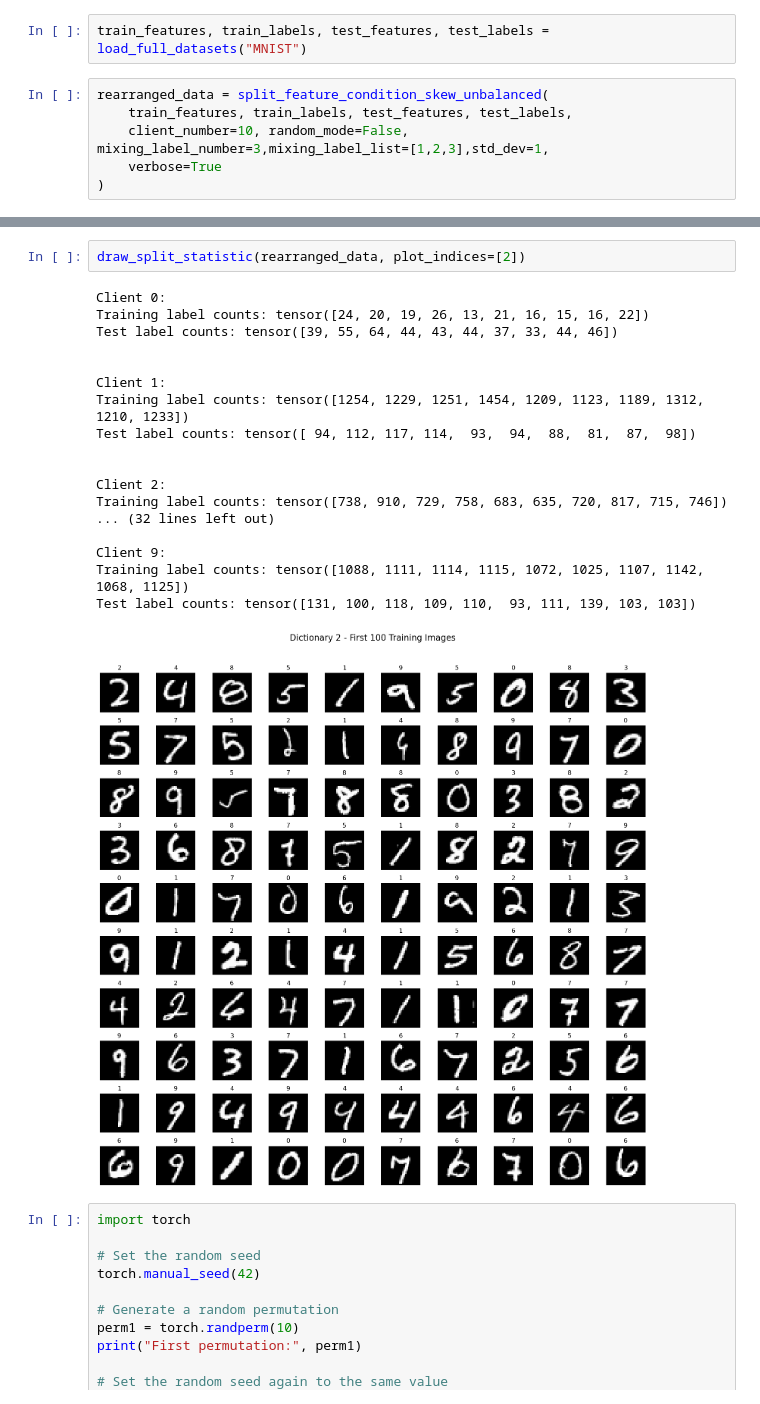
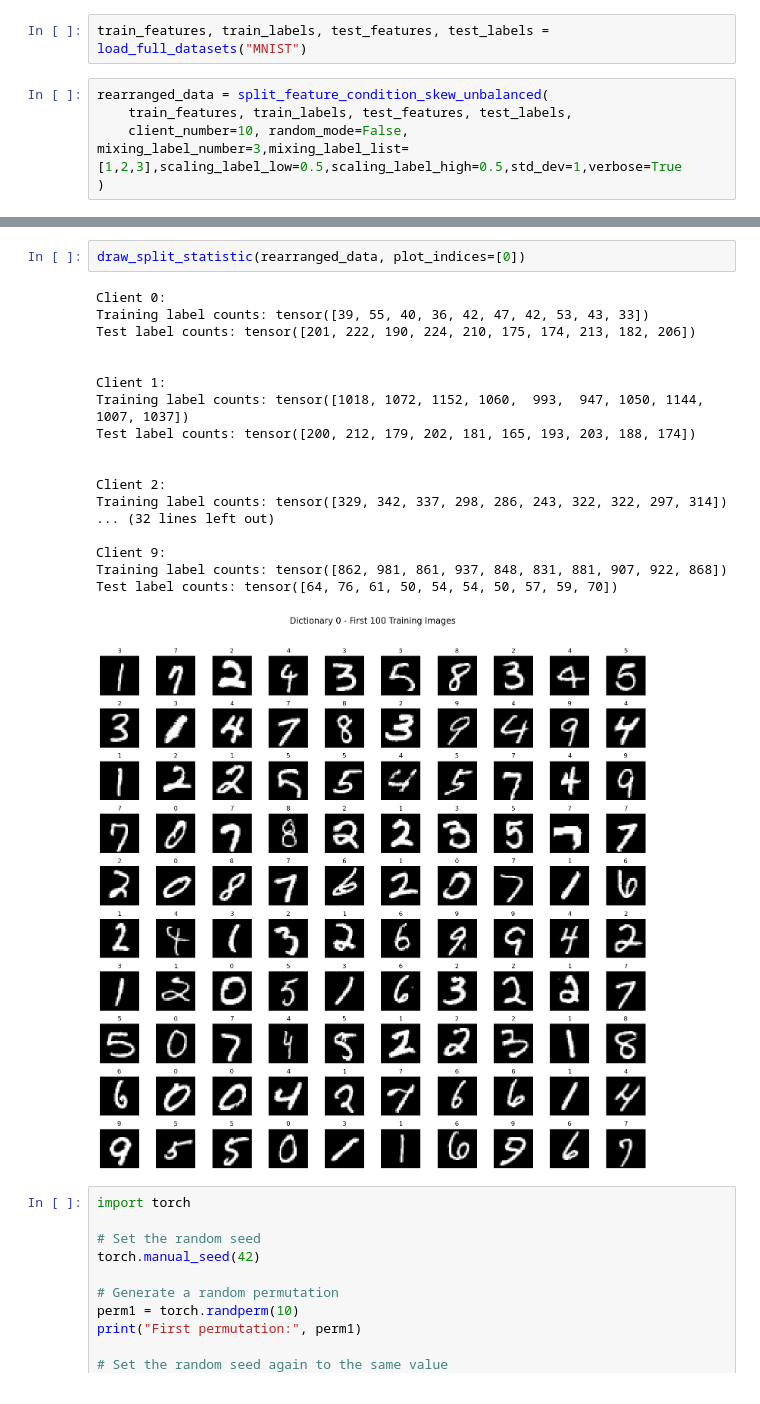
Before and after one commit to alfredoLimo/cfl_maggio, a Jupyter notebook: test0530.ipynb, the cells around one changed output, grey strips where cells are left out. Cells and saved outputs as stored; diff of their text form.

```diff
--- a/test0530.ipynb
+++ b/test0530.ipynb
@@ -1164,7 +1195,6 @@ train_features, train_labels, test_features, test_labels = load_full_datasets("M
 # %%
 rearranged_data = split_feature_condition_skew_unbalanced(
     train_features, train_labels, test_features, test_labels,
-    client_number=10, random_mode=False, mixing_label_number=3,mixing_label_list=[1,2,3],std_dev=1,
-    verbose=True
+    client_number=10, random_mode=False, mixing_label_number=3,mixing_label_list=[1,2,3],scaling_label_low=0.5,scaling_label_high=0.5,std_dev=1,verbose=True
 )
 # %% [output]
@@ -1181,24 +1211,24 @@ Client 10 - Label Mapping: {1: 2, 2: 3, 3: 1}
 # %%
-draw_split_statistic(rearranged_data, plot_indices=[2])
+draw_split_statistic(rearranged_data, plot_indices=[0])
 # %% [output]
 Client 0:
-Training label counts: tensor([24, 20, 19, 26, 13, 21, 16, 15, 16, 22])
-Test label counts: tensor([39, 55, 64, 44, 43, 44, 37, 33, 44, 46])
+Training label counts: tensor([39, 55, 40, 36, 42, 47, 42, 53, 43, 33])
+Test label counts: tensor([201, 222, 190, 224, 210, 175, 174, 213, 182, 206])
 
 
 Client 1:
-Training label counts: tensor([1254, 1229, 1251, 1454, 1209, 1123, 1189, 1312, 1210, 1233])
-Test label counts: tensor([ 94, 112, 117, 114,  93,  94,  88,  81,  87,  98])
+Training label counts: tensor([1018, 1072, 1152, 1060,  993,  947, 1050, 1144, 1007, 1037])
+Test label counts: tensor([200, 212, 179, 202, 181, 165, 193, 203, 188, 174])
 
 
 Client 2:
-Training label counts: tensor([738, 910, 729, 758, 683, 635, 720, 817, 715, 746])
+Training label counts: tensor([329, 342, 337, 298, 286, 243, 322, 322, 297, 314])
 ... (32 lines left out)
 
 Client 9:
-Training label counts: tensor([1088, 1111, 1114, 1115, 1072, 1025, 1107, 1142, 1068, 1125])
-Test label counts: tensor([131, 100, 118, 109, 110,  93, 111, 139, 103, 103])
+Training label counts: tensor([862, 981, 861, 937, 848, 831, 881, 907, 922, 868])
+Test label counts: tensor([64, 76, 61, 50, 54, 54, 50, 57, 59, 70])
-[figure, old version]
+[figure, new version]
 # %%
 import torch
 
```
Also changed, not shown: parts of 2 cells of this notebook, 1 other file.
